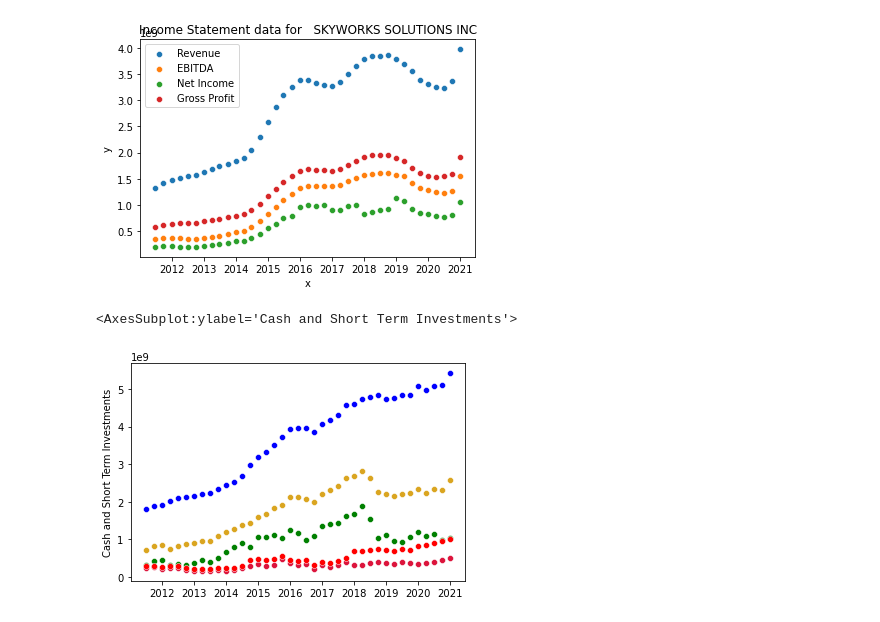
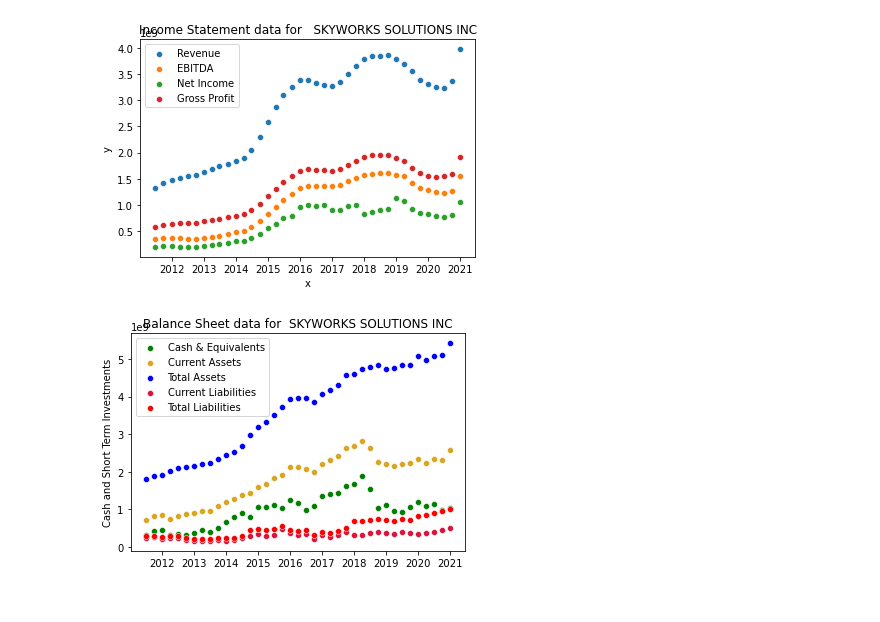
Before and after one commit to sfreagin/SEC_testing, a Jupyter notebook: pulling_stockrow.ipynb, the cells around one changed output. Cells and saved outputs as stored; diff of their text form; code cells hidden in the pictures.

```diff
--- a/pulling_stockrow.ipynb
+++ b/pulling_stockrow.ipynb
@@ -62,6 +62,23 @@ def balance_puller(ticker):
     ticker_df = ticker_df.iloc[1:]
 
     return ticker_df
+# %%
+# this function pulls Cash Flow statement data from StockRow.com
+
+def cashflow_puller(ticker):
+    url=f'https://stockrow.com/api/companies/{ticker}/financials.xlsx?dimension=T&section=Cash%20Flow&sort=desc'
+    response = requests.get(url)
+    with open(os.path.join("CashFlow", f"{ticker}_cashflow.xlsx"), 'wb') as f:
+        f.write(response.content)
+    time.sleep(0.25)
+
+    ticker_df = pd.read_excel(f'./CashFlow/{ticker}_cashflow.xlsx').T
+    # change the first row to the columns
+    ticker_df.columns = ticker_df.iloc[0]
+    #remove the first row
+    ticker_df = ticker_df.iloc[1:]
+
+    return ticker_df
 # %%
 # this function prompts the user for a ticker input
 # and calls the income_puller() function to return a DataFrame
@@ -70,10 +87,11 @@ def ticker_input():
     ticker = input('Please enter a ticker').upper()
     income_df = income_puller(ticker.upper())
     balance_df = balance_puller(ticker.upper())
-    return income_df, balance_df,ticker
+    cashflow_df = cashflow_puller(ticker.upper())
+    return income_df, balance_df, cashflow_df, ticker
 # %%
 # call the function and print charts
-income_df,balance_df, ticker = ticker_input()
+income_df,balance_df, cashflow_df, ticker = ticker_input()
 ticker.upper()
 # %% [output]
 Please enter a ticker SWKS
@@ -94,9 +112,15 @@ plt.title(f'Income Statement data for {ticker_name[5:]}');
 # %%
 sns.scatterplot(data=balance_df,x=balance_df.index,y="Cash and Short Term Investments", color='green')
 sns.scatterplot(data=balance_df,x=balance_df.index,y="Total current assets", color='goldenrod')
 sns.scatterplot(data=balance_df,x=balance_df.index,y="Total Assets", color='blue')
 sns.scatterplot(data=balance_df,x=balance_df.index,y="Total current liabilities", color='crimson')
 sns.scatterplot(data=balance_df,x=balance_df.index,y="Total liabilities",color='red')
+plt.legend(labels=['Cash & Equivalents','Current Assets','Total Assets','Current Liabilities','Total Liabilities']);
+
+# this code is optional,
+# it may bounce errors if the ticker isn't in stocks_list
+# try big familiar tickers like JNJ or INTC to calibrate
+ticker_name = stock_list[stock_list['Ticker']==ticker]['Name'].to_string()
+plt.title(f'Balance Sheet data for {ticker_name[6:]}');
 # %% [output]
-<AxesSubplot:ylabel='Cash and Short Term Investments'>
-[figure, old version]
+[figure, new version]
```
Also changed, not shown: parts of 4 cells of this notebook, 1 other file.
